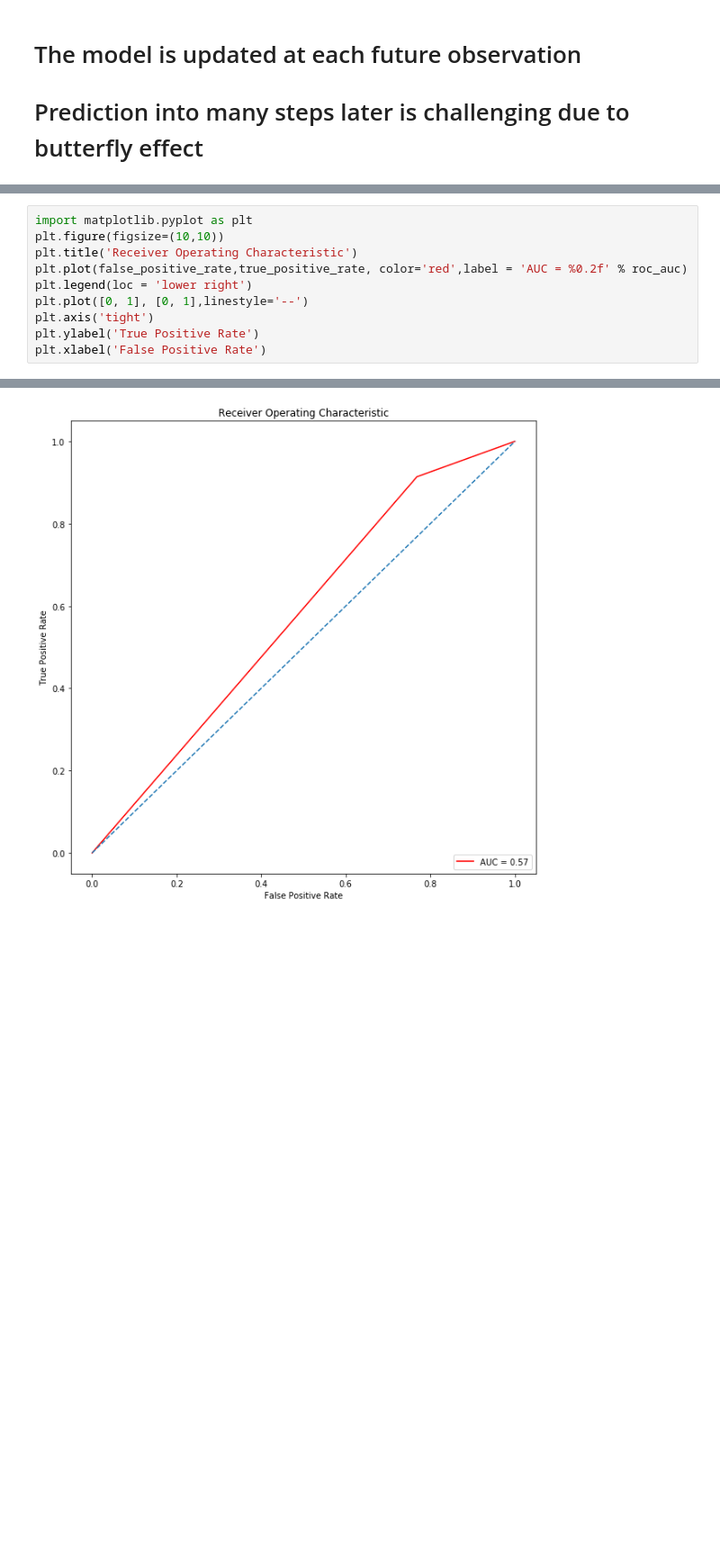
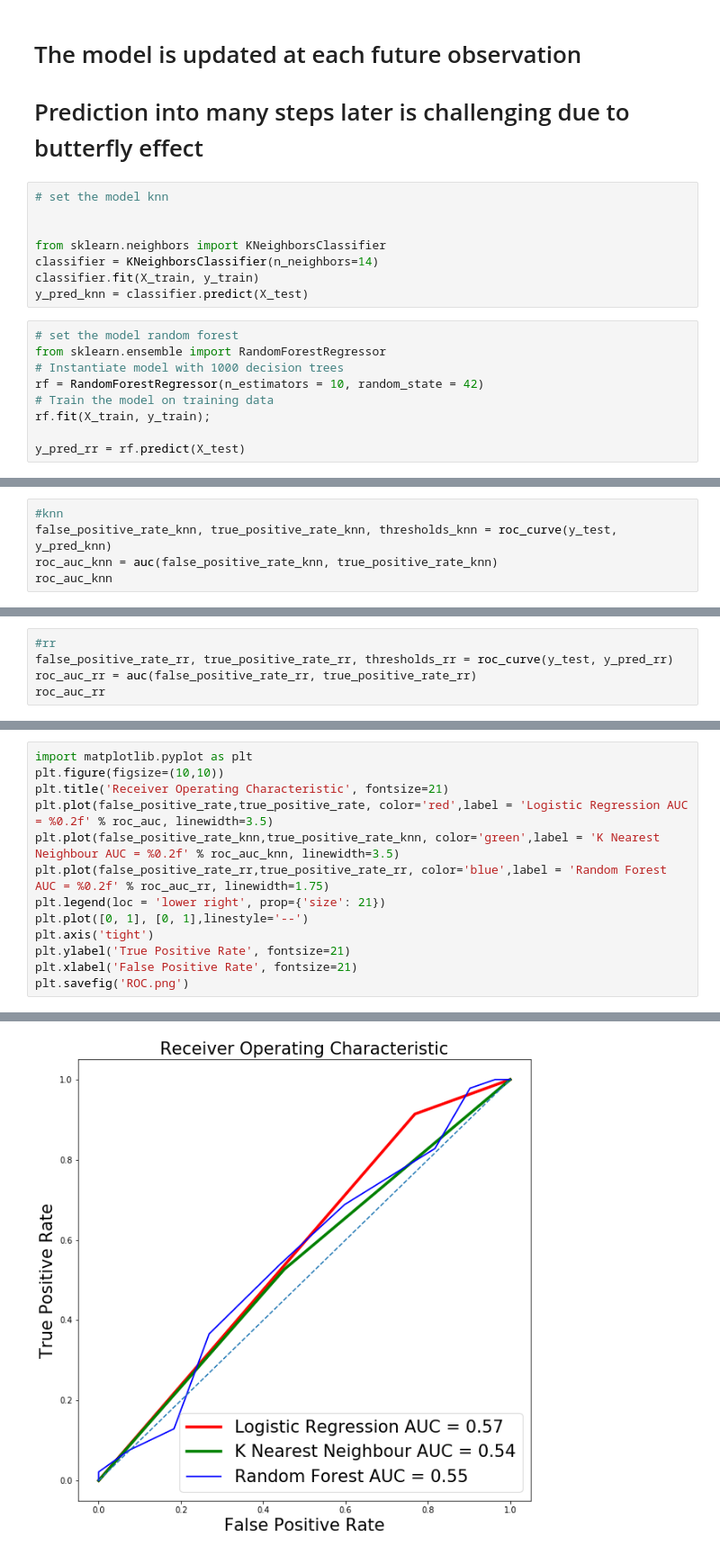
Before and after one commit to Aummul-B/News-Prediction, a Jupyter notebook: exploreData-Logistic Regression with time series_test time series features.ipynb, the cells around one changed output, grey strips where cells are left out. Shown at 90% size. Drawn from its saved outputs; the diff is of its cells as text; blank space fills up the shorter version.

Commit message:
ROC graph

```diff
--- a/exploreData-Logistic Regression with time series_test time series features.ipynb
+++ b/exploreData-Logistic Regression with time series_test time series features.ipynb
@@ -272,4 +272,21 @@ plt.show()
 # The model parameters are trained by training data + future observed data, and forecast is made using future observed data
 # The model is updated at each future observation
 # Prediction into many steps later is challenging due to butterfly effect
+# %%
+# set the model knn
+
+
+from sklearn.neighbors import KNeighborsClassifier
+classifier = KNeighborsClassifier(n_neighbors=14)
+classifier.fit(X_train, y_train)
+y_pred_knn = classifier.predict(X_test)
+# %%
+# set the model random forest
+from sklearn.ensemble import RandomForestRegressor
+# Instantiate model with 1000 decision trees
+rf = RandomForestRegressor(n_estimators = 10, random_state = 42)
+# Train the model on training data
+rf.fit(X_train, y_train);
+
+y_pred_rr = rf.predict(X_test)
 # %%
@@ -279,3 +297,8 @@ roc_auc = auc(false_positive_rate, true_positive_rate)
 roc_auc
 # %% [output]
 0.5728429058484132
+# %%
+#knn
+false_positive_rate_knn, true_positive_rate_knn, thresholds_knn = roc_curve(y_test, y_pred_knn)
+roc_auc_knn = auc(false_positive_rate_knn, true_positive_rate_knn)
+roc_auc_knn
@@ -281,0 +307,5 @@ roc_auc
+# %%
+#rr
+false_positive_rate_rr, true_positive_rate_rr, thresholds_rr = roc_curve(y_test, y_pred_rr)
+roc_auc_rr = auc(false_positive_rate_rr, true_positive_rate_rr)
+roc_auc_rr
@@ -282,11 +314,14 @@ roc_auc
 # %%
 import matplotlib.pyplot as plt
 plt.figure(figsize=(10,10))
-plt.title('Receiver Operating Characteristic')
-plt.plot(false_positive_rate,true_positive_rate, color='red',label = 'AUC = %0.2f' % roc_auc)
-plt.legend(loc = 'lower right')
+plt.title('Receiver Operating Characteristic', fontsize=21)
+plt.plot(false_positive_rate,true_positive_rate, color='red',label = 'Logistic Regression AUC = %0.2f' % roc_auc, linewidth=3.5)
+plt.plot(false_positive_rate_knn,true_positive_rate_knn, color='green',label = 'K Nearest Neighbour AUC = %0.2f' % roc_auc_knn, linewidth=3.5)
+plt.plot(false_positive_rate_rr,true_positive_rate_rr, color='blue',label = 'Random Forest AUC = %0.2f' % roc_auc_rr, linewidth=1.75)
+plt.legend(loc = 'lower right', prop={'size': 21})
 plt.plot([0, 1], [0, 1],linestyle='--')
 plt.axis('tight')
-plt.ylabel('True Positive Rate')
-plt.xlabel('False Positive Rate')
+plt.ylabel('True Positive Rate', fontsize=21)
+plt.xlabel('False Positive Rate', fontsize=21)
+plt.savefig('ROC.png')
 # %% [output]
@@ -294 +328 @@ Text(0.5, 0, 'False Positive Rate')
-[figure, old version]
+[figure, new version]
```
Also changed, not shown: parts of 4 cells of this notebook, 1 other file.
